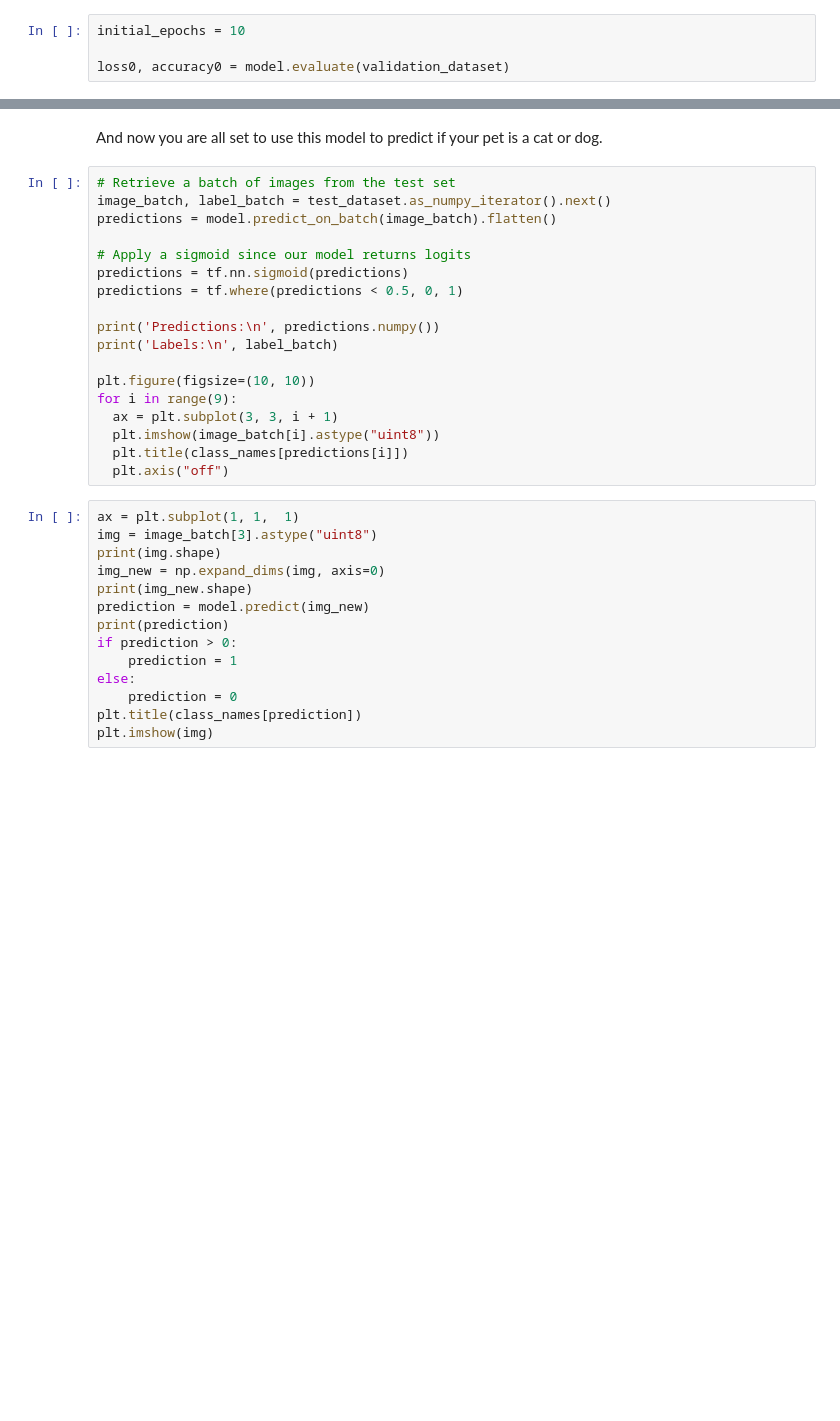
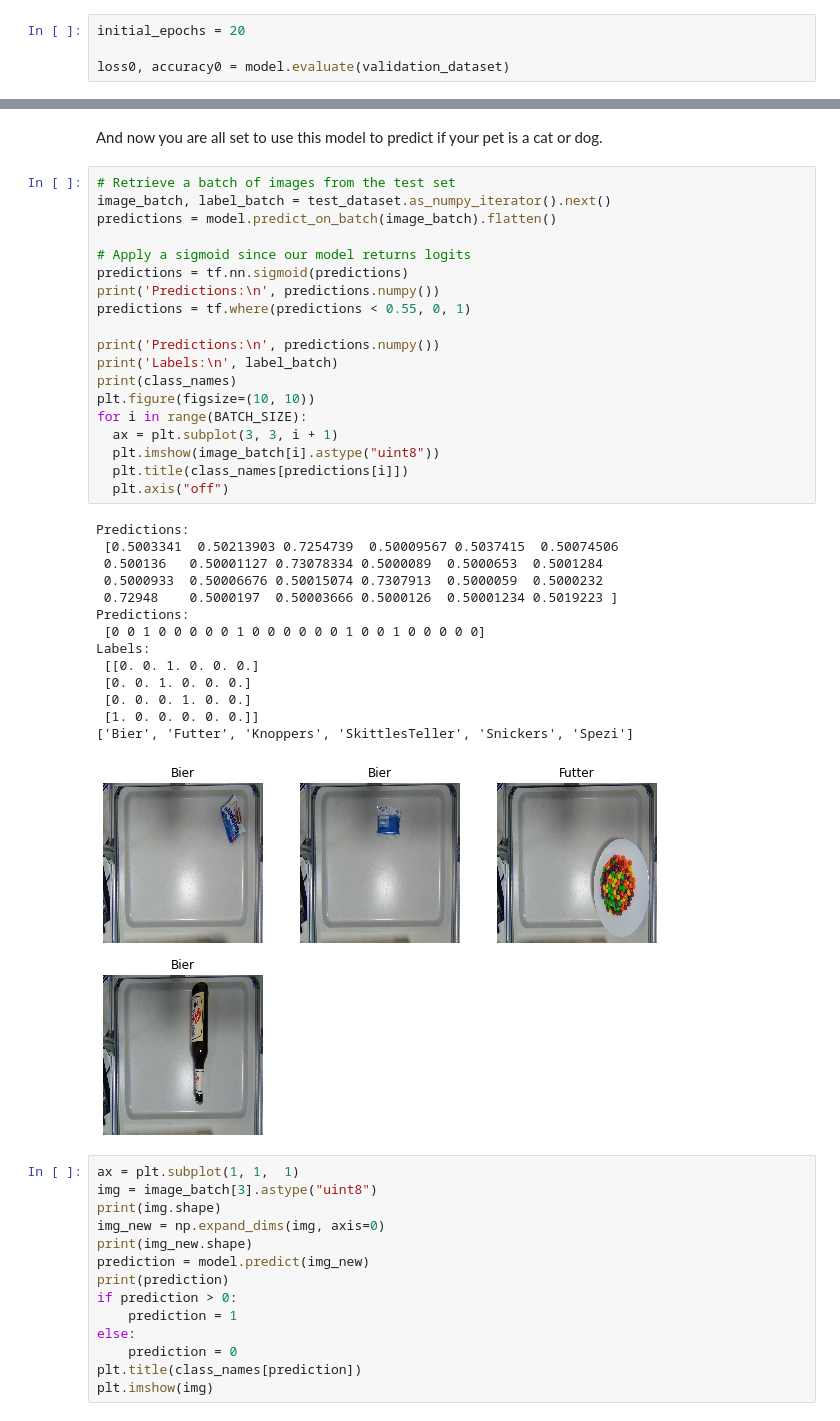
Before and after one commit to timmaier98/cantinaSelfCheckout, a Jupyter notebook: own_dataset_transfer_learning.ipynb, the cells around one changed output, grey strips where cells are left out. Saved outputs shown, nothing was run; the diff lists cells and outputs as text; blank space fills up the shorter version.

```diff
--- a/own_dataset_transfer_learning.ipynb
+++ b/own_dataset_transfer_learning.ipynb
@@ -313,7 +304,7 @@ The 2.5 million parameters in MobileNet are frozen, but there are 1.2 thousand _
 
 After training for 10 epochs, you should see ~94% accuracy on the validation set.
 # %%
-initial_epochs = 10
+initial_epochs = 20
 
 loss0, accuracy0 = model.evaluate(validation_dataset)
 # %% [output]
@@ -603,21 +609,37 @@ And now you are all set to use this model to predict if your pet is a cat or dog
 # %%
 # Retrieve a batch of images from the test set
 image_batch, label_batch = test_dataset.as_numpy_iterator().next()
 predictions = model.predict_on_batch(image_batch).flatten()
 
 # Apply a sigmoid since our model returns logits
 predictions = tf.nn.sigmoid(predictions)
-predictions = tf.where(predictions < 0.5, 0, 1)
+print('Predictions:\n', predictions.numpy())
+predictions = tf.where(predictions < 0.55, 0, 1)
 
 print('Predictions:\n', predictions.numpy())
 print('Labels:\n', label_batch)
-
+print(class_names)
 plt.figure(figsize=(10, 10))
-for i in range(9):
+for i in range(BATCH_SIZE):
   ax = plt.subplot(3, 3, i + 1)
   plt.imshow(image_batch[i].astype("uint8"))
   plt.title(class_names[predictions[i]])
   plt.axis("off")
+# %% [output]
+Predictions:
+ [0.5003341  0.50213903 0.7254739  0.50009567 0.5037415  0.50074506
+ 0.500136   0.50001127 0.73078334 0.5000089  0.5000653  0.5001284
+ 0.5000933  0.50006676 0.50015074 0.7307913  0.5000059  0.5000232
+ 0.72948    0.5000197  0.50003666 0.5000126  0.50001234 0.5019223 ]
+Predictions:
+ [0 0 1 0 0 0 0 0 1 0 0 0 0 0 0 1 0 0 1 0 0 0 0 0]
+Labels:
+ [[0. 0. 1. 0. 0. 0.]
+ [0. 0. 1. 0. 0. 0.]
+ [0. 0. 0. 1. 0. 0.]
+ [1. 0. 0. 0. 0. 0.]]
+['Bier', 'Futter', 'Knoppers', 'SkittlesTeller', 'Snickers', 'Spezi']
+[figure, added]
 # %%
 ax = plt.subplot(1, 1,  1)
 img = image_batch[3].astype("uint8")
```
Also changed, not shown: parts of 23 cells of this notebook.
